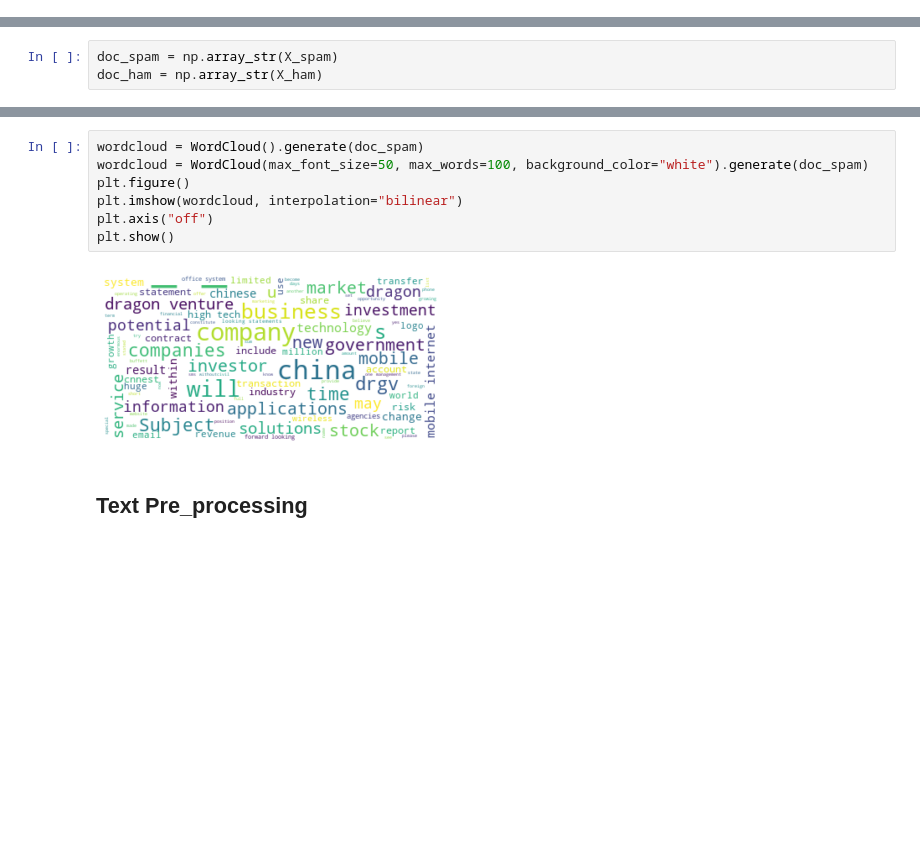
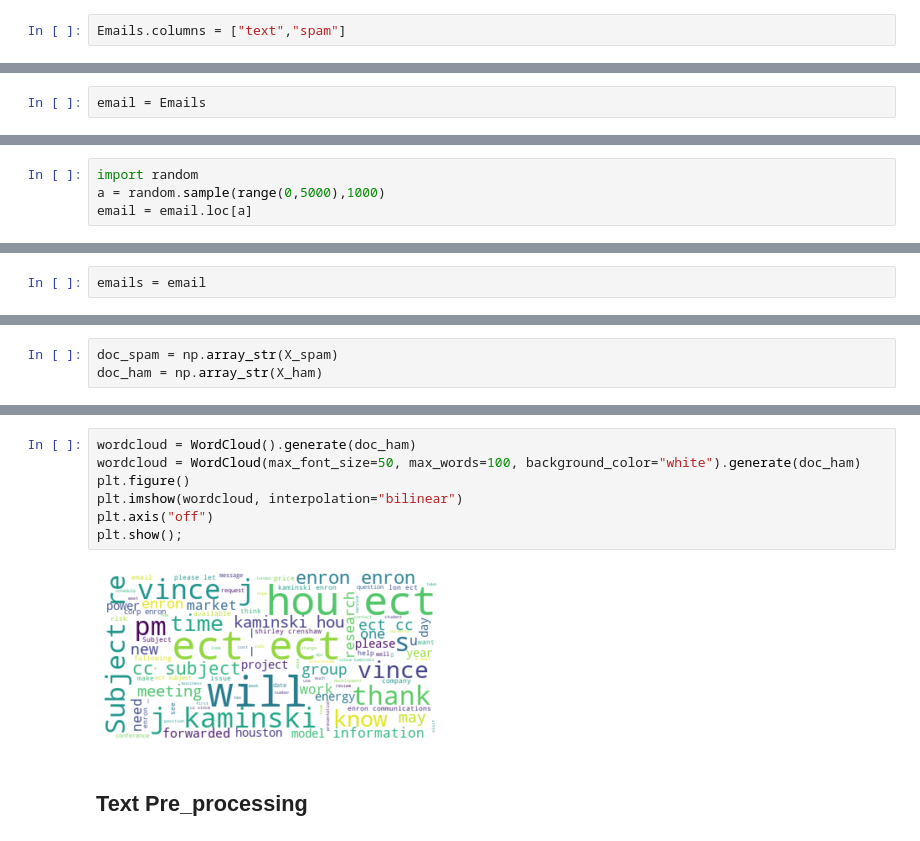
Before and after one commit to jeanbai/Spam-Emails-Detection, a Jupyter notebook: Spam Email Detection.ipynb, the cells around one changed output, grey strips where cells are left out. Cells and saved outputs as stored; diff of their text form; blank space fills up the shorter version.

```diff
--- a/Spam Email Detection.ipynb
+++ b/Spam Email Detection.ipynb
@@ -80,0 +54,2 @@ NameError: ignored
+# %%
+Emails.columns = ["text","spam"]
@@ -80,0 +89,2 @@ NameError: ignored
+# %%
+email = Emails
@@ -80,0 +93,4 @@ NameError: ignored
+# %%
+import random
+a = random.sample(range(0,5000),1000)
+email = email.loc[a]
@@ -80,0 +107,2 @@ NameError: ignored
+# %%
+emails = email
@@ -191,12 +172,12 @@ plt.show()
 # %%
-wordcloud = WordCloud().generate(doc_spam)
-wordcloud = WordCloud(max_font_size=50, max_words=100, background_color="white").generate(doc_spam)
+wordcloud = WordCloud().generate(doc_ham)
+wordcloud = WordCloud(max_font_size=50, max_words=100, background_color="white").generate(doc_ham)
 plt.figure()
 plt.imshow(wordcloud, interpolation="bilinear")
 plt.axis("off")
-plt.show()
+plt.show();
 # %% [output]
-[figure, old version]
+[figure, new version]
 # %% [markdown]
 ## Text Pre_processing
 # %% [markdown]
```
Also changed, not shown: parts of 128 cells of this notebook.
